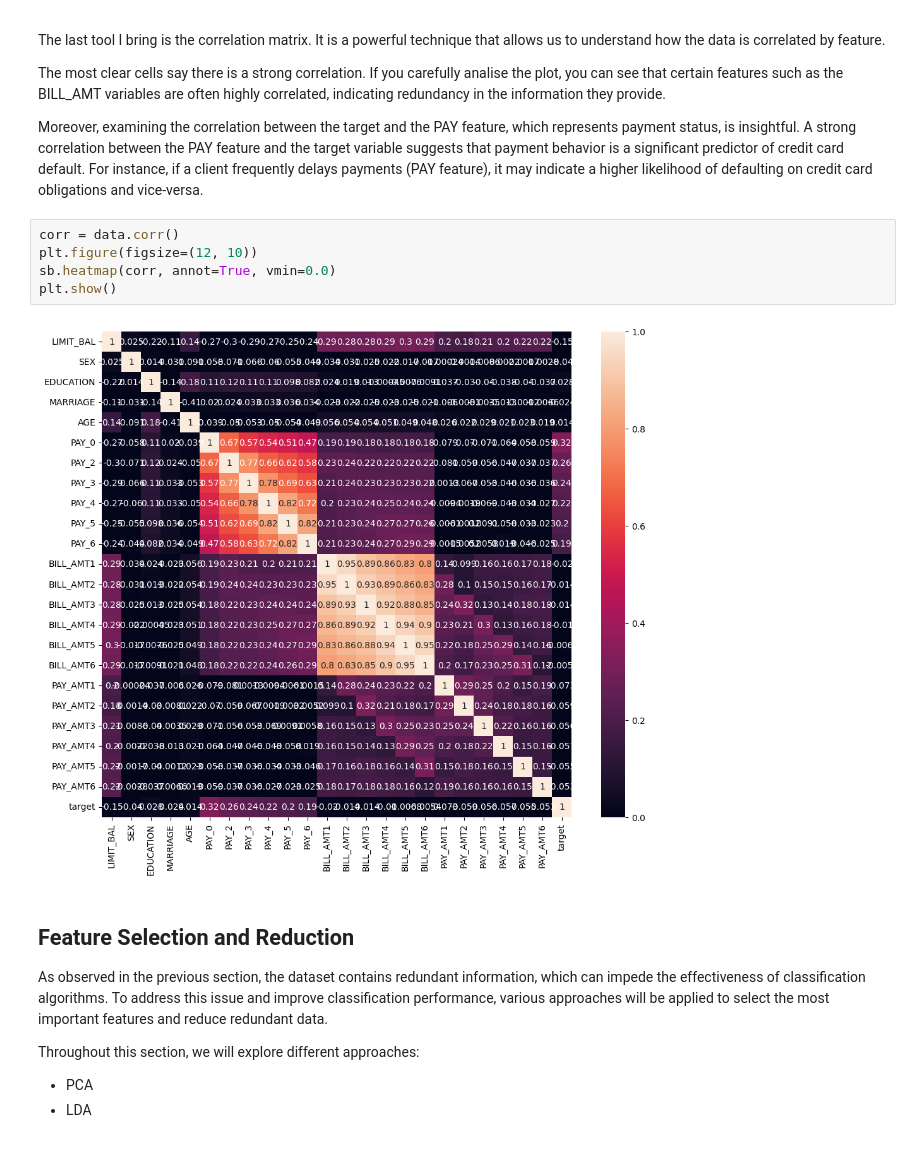
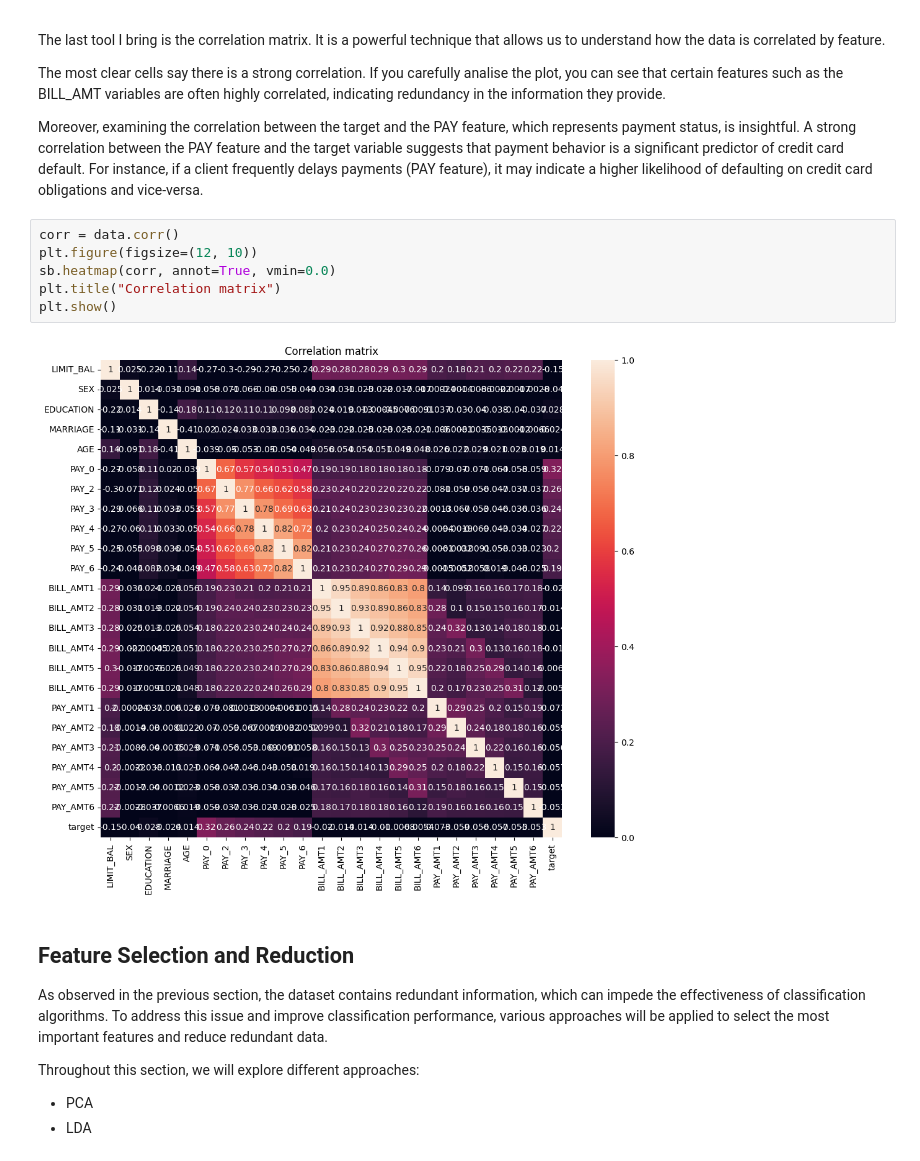
Before and after one commit to JoaoESmoreira/RP-Project, a Jupyter notebook: src/Report.ipynb, the cells around one changed output. Cells and saved outputs as stored; diff of their text form.

```diff
--- a/src/Report.ipynb
+++ b/src/Report.ipynb
@@ -277,10 +285,11 @@ Moreover, examining the correlation between the target and the PAY feature, whic
 # %%
 corr = data.corr()
 plt.figure(figsize=(12, 10))
 sb.heatmap(corr, annot=True, vmin=0.0)
+plt.title("Correlation matrix")
 plt.show()
 # %% [output]
-[figure, old version]
+[figure, new version]
 # %% [markdown]
 ## Feature Selection and Reduction
 
```
Also changed, not shown: parts of 29 cells of this notebook, 2 other files.
